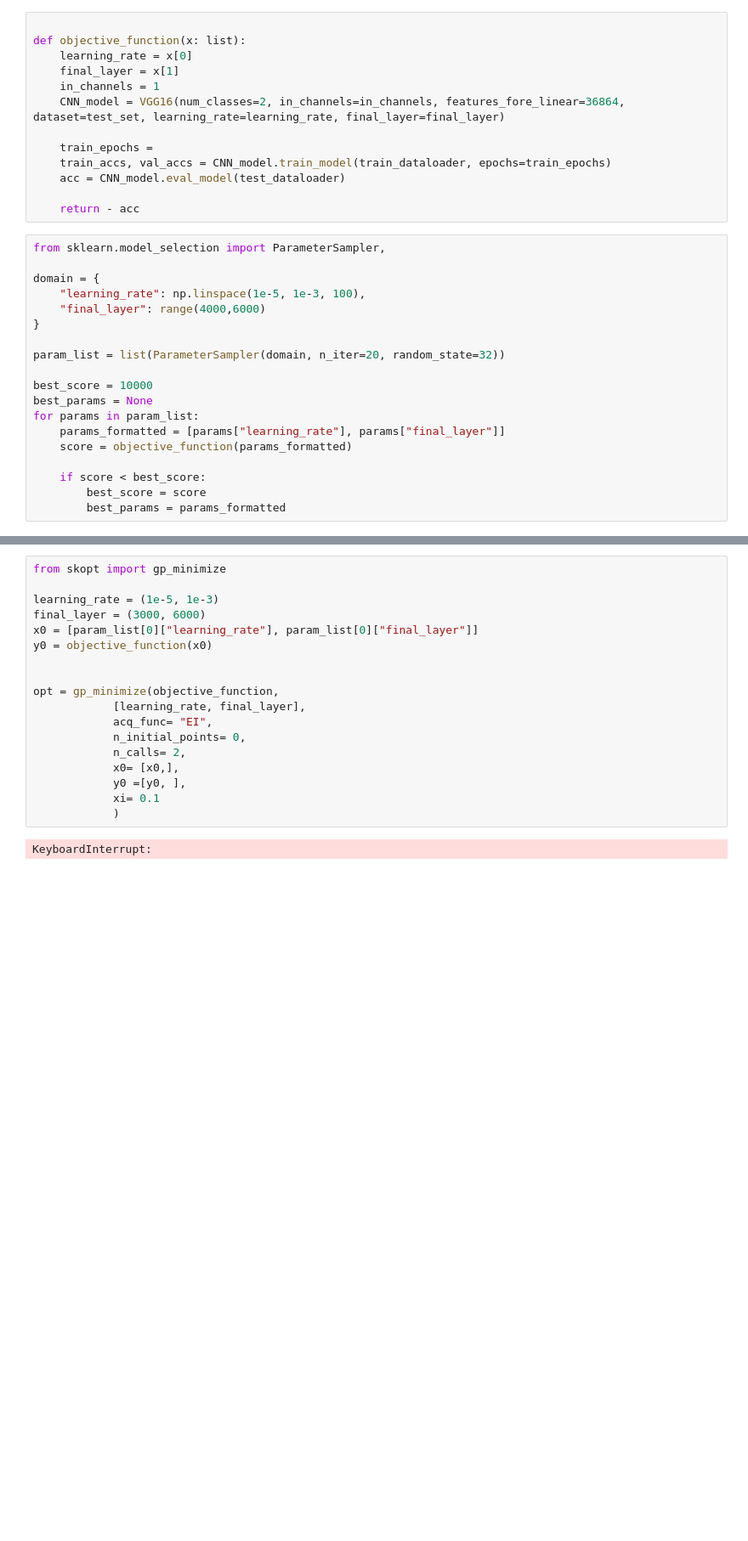
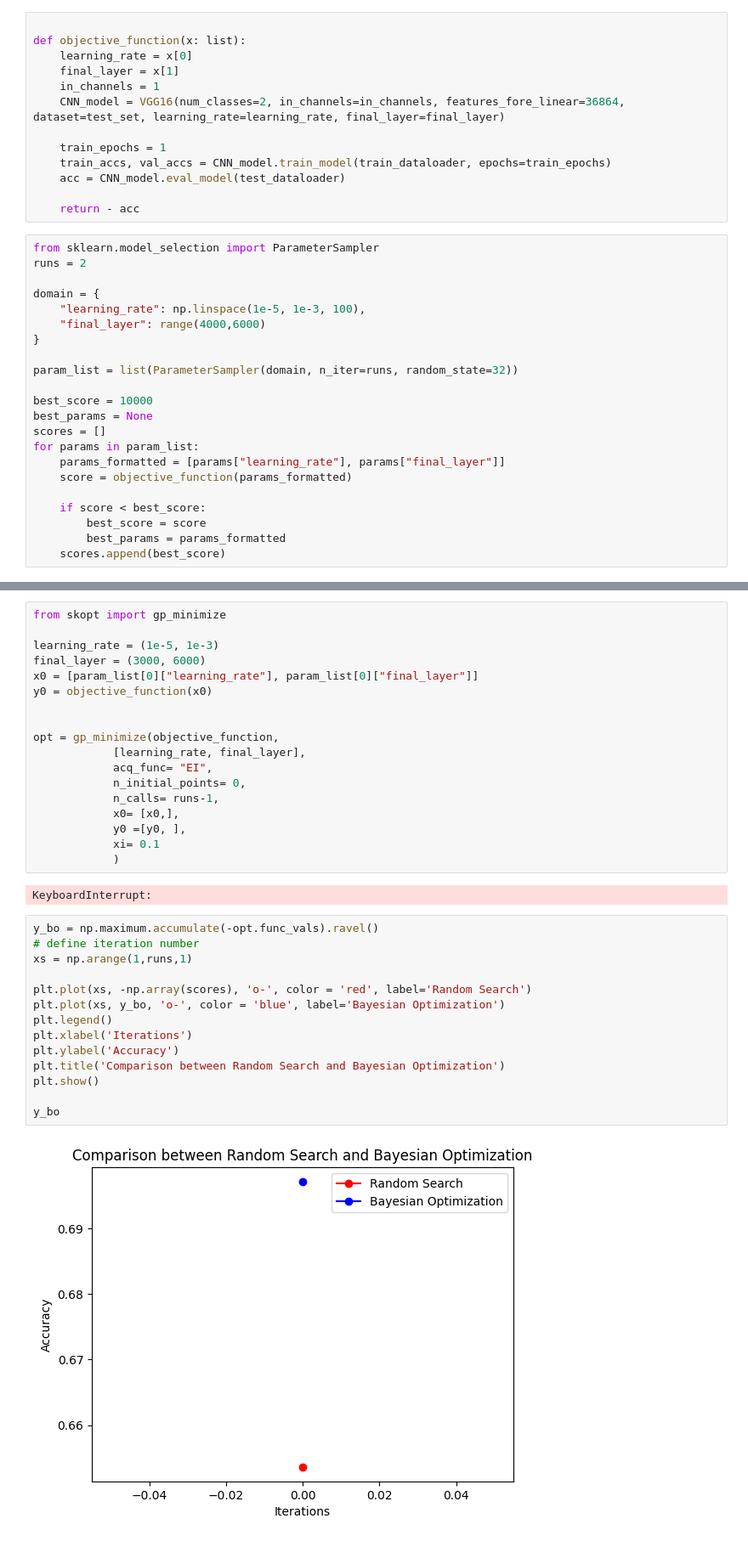
Before and after one commit to TeisAggerholm/02463_BO_project, a Jupyter notebook: VGG16D_v1.ipynb, the cells around one changed output, grey strips where cells are left out. Shown at 85% size. Cells and saved outputs as stored; diff of their text form; blank space fills up the shorter version.

```diff
--- a/VGG16D_v1.ipynb
+++ b/VGG16D_v1.ipynb
@@ -276,23 +276,25 @@ def objective_function(x: list):
     in_channels = 1
     CNN_model = VGG16(num_classes=2, in_channels=in_channels, features_fore_linear=36864, dataset=test_set, learning_rate=learning_rate, final_layer=final_layer)
 
-    train_epochs =
+    train_epochs = 1
     train_accs, val_accs = CNN_model.train_model(train_dataloader, epochs=train_epochs)
     acc = CNN_model.eval_model(test_dataloader)
 
     return - acc
 # %%
-from sklearn.model_selection import ParameterSampler,
+from sklearn.model_selection import ParameterSampler
+runs = 2
 
 domain = {
     "learning_rate": np.linspace(1e-5, 1e-3, 100),
     "final_layer": range(4000,6000)
 }
 
-param_list = list(ParameterSampler(domain, n_iter=20, random_state=32))
+param_list = list(ParameterSampler(domain, n_iter=runs, random_state=32))
 
 best_score = 10000
 best_params = None
+scores = []
 for params in param_list:
     params_formatted = [params["learning_rate"], params["final_layer"]]
     score = objective_function(params_formatted)
@@ -300,3 +302,4 @@ for params in param_list:
     if score < best_score:
         best_score = score
         best_params = params_formatted
+    scores.append(best_score)
@@ -313,10 +318,26 @@ opt = gp_minimize(objective_function,
             [learning_rate, final_layer],
             acq_func= "EI",
             n_initial_points= 0,
-            n_calls= 2,
+            n_calls= runs-1,
             x0= [x0,],
             y0 =[y0, ],
             xi= 0.1
             )
 # %% [output]
 KeyboardInterrupt:
+# %%
+y_bo = np.maximum.accumulate(-opt.func_vals).ravel()
+# define iteration number
+xs = np.arange(1,runs,1)
+
+plt.plot(xs, -np.array(scores), 'o-', color = 'red', label='Random Search')
+plt.plot(xs, y_bo, 'o-', color = 'blue', label='Bayesian Optimization')
+plt.legend()
+plt.xlabel('Iterations')
+plt.ylabel('Accuracy')
+plt.title('Comparison between Random Search and Bayesian Optimization')
+plt.show()
+
+y_bo
+# %% [output]
+[figure, added]
```
Also changed, not shown: parts of 3 cells of this notebook.
